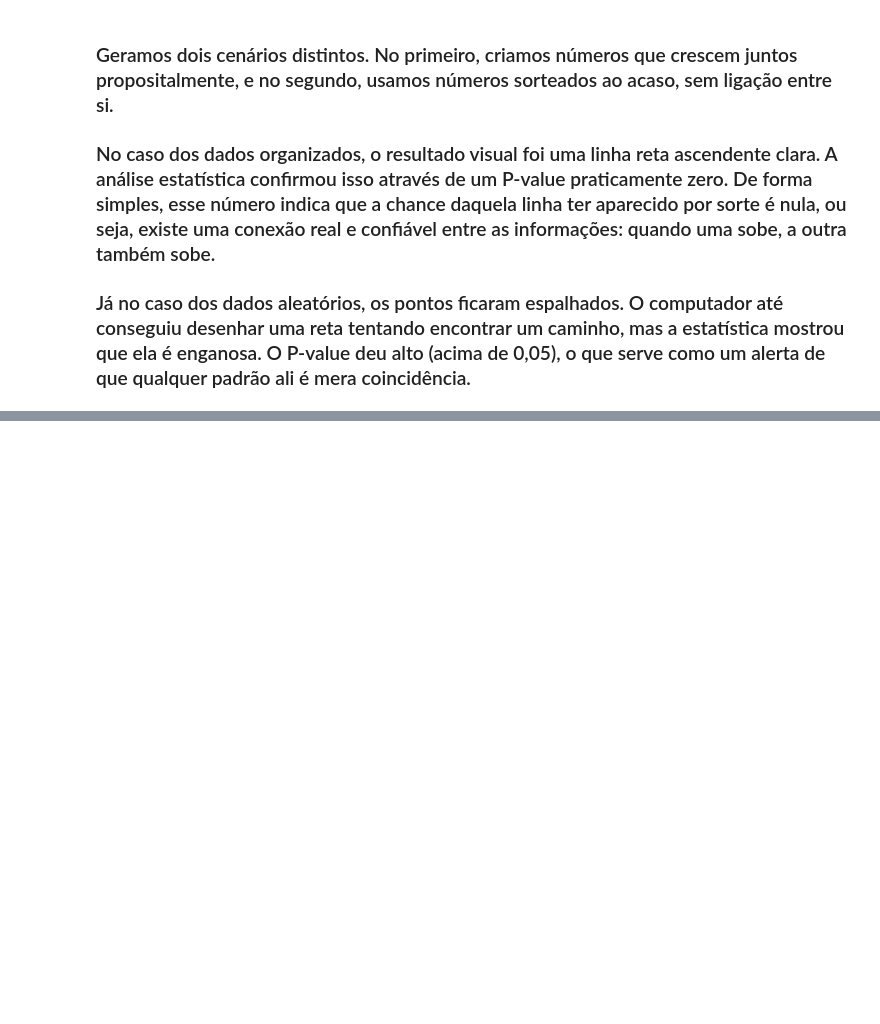
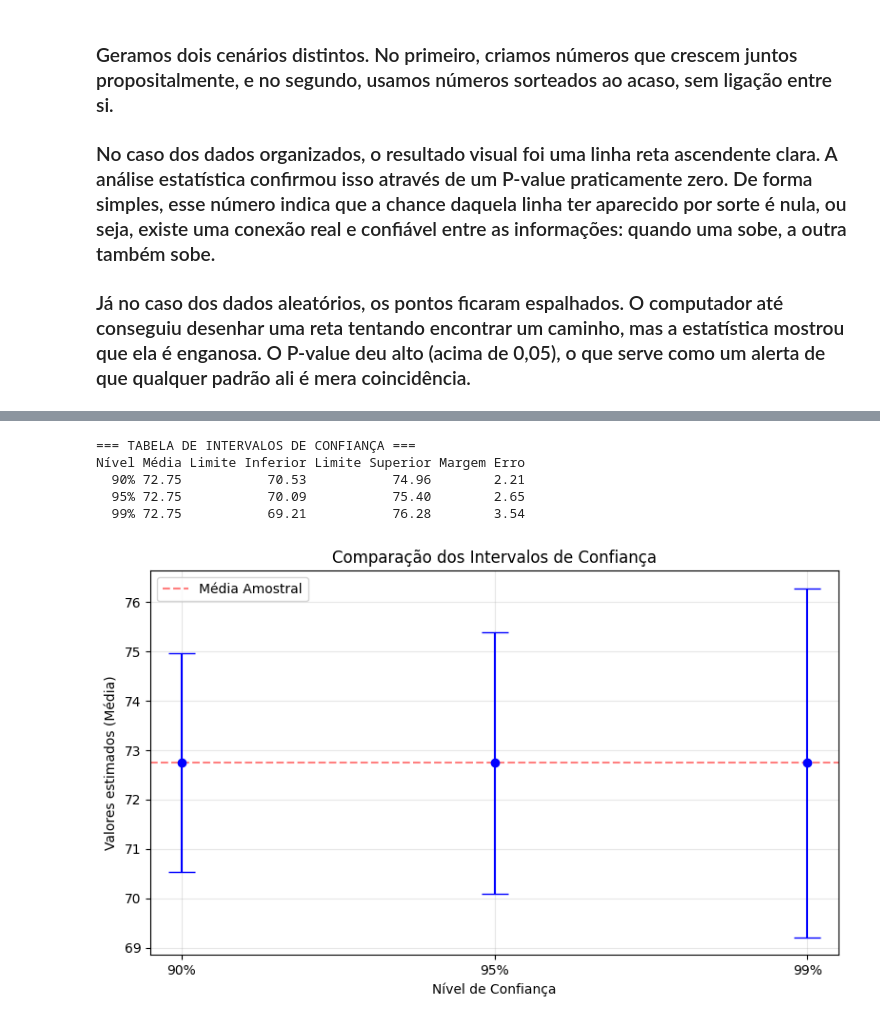
Before and after one commit to falloutdey/Atividade2_LLM_e_Estatistica, a Jupyter notebook: Atividade2_LLM_e_Estatistica.ipynb, the cells around one changed output, grey strips where cells are left out. Saved outputs shown, nothing was run; the diff lists cells and outputs as text; code cells hidden in the pictures; blank space fills up the shorter version.

```diff
--- a/Atividade2_LLM_e_Estatistica.ipynb
+++ b/Atividade2_LLM_e_Estatistica.ipynb
@@ -51,0 +56,40 @@ Caso 2: Aleatório y = -0.84x + 6.93 1.079783e-01    -2.229330 -0.571438
+# %%
+import numpy as np
+import scipy.stats as stats
+import matplotlib.pyplot as plt
+import pandas as pd
+
+np.random.seed(42)
+dados = np.random.normal(loc=75, scale = 10, size = 50)
+
+niveis = [0.90, 0.95, 0.99]
+media = np.mean(dados)
+erro_padrao = stats.sem(dados)
+resultados = []
+erro_visualizacao = []
+
+for nivel in niveis:
+  intervalo = stats.t.interval(nivel, len(dados)-1, loc=media, scale=erro_padrao)
+  margem_erro = intervalo[1] - media
+  erro_visualizacao.append(margem_erro)
+  resultados.append({"Nível": f"{nivel*100:.0f}%", "Média": f"{media:.2f}", "Limite Inferior": f"{intervalo[0]:.2f}", "Limite Superior": f"{intervalo[1]:.2f}", "Margem Erro": f"{margem_erro:.2f}"})
+
+plt.figure(figsize=(8, 5))
+plt.errorbar([r["Nível"] for r in resultados], [media]*3, yerr=erro_visualizacao, fmt='o', capsize=10, color='blue')
+plt.axhline(y=media, color='red', linestyle='--', alpha=0.5, label='Média Amostral')
+plt.title("Comparação dos Intervalos de Confiança")
+plt.xlabel("Nível de Confiança")
+plt.ylabel("Valores estimados (Média)")
+plt.legend()
+plt.grid(True, alpha=0.3)
+
+print("\n=== TABELA DE INTERVALOS DE CONFIANÇA ===\n" + pd.DataFrame(resultados).to_string(index=False))
+plt.tight_layout()
+plt.show()
+# %% [output]
+=== TABELA DE INTERVALOS DE CONFIANÇA ===
+Nível Média Limite Inferior Limite Superior Margem Erro
+  90% 72.75           70.53           74.96        2.21
+  95% 72.75           70.09           75.40        2.65
+  99% 72.75           69.21           76.28        3.54
+[figure, added]
```
Also changed, not shown: parts of 7 cells of this notebook.
